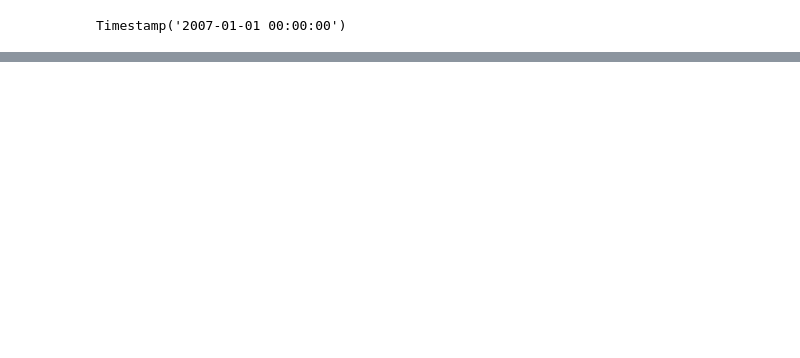
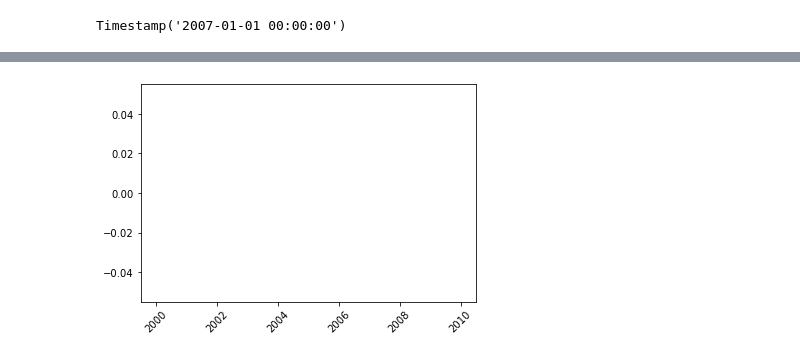
Before and after one commit to FernB/WACrimeRatesCovid19, a Jupyter notebook: WACrimeStatistics.ipynb, the cells around one changed output, grey strips where cells are left out. Cells and saved outputs as stored; diff of their text form; code cells hidden in the pictures; blank space fills up the shorter version.

```diff
--- a/WACrimeStatistics.ipynb
+++ b/WACrimeStatistics.ipynb
@@ -112,0 +180,6 @@ Regional_df[Regional_df["Period Year"] == 2020]
+# %%
+plt.plot(plot_df[plot_df["WAPOL_Hierarchy_Lvl2"]==crime]['Period'],plot_df[plot_df["WAPOL_Hierarchy_Lvl2"]==crime]['COUNT_of_Offnc_ID'])
+plt.xticks(rotation=45)
+plt.show()
+# %% [output]
+[figure, added]
```
Also changed, not shown: parts of 13 cells of this notebook.
